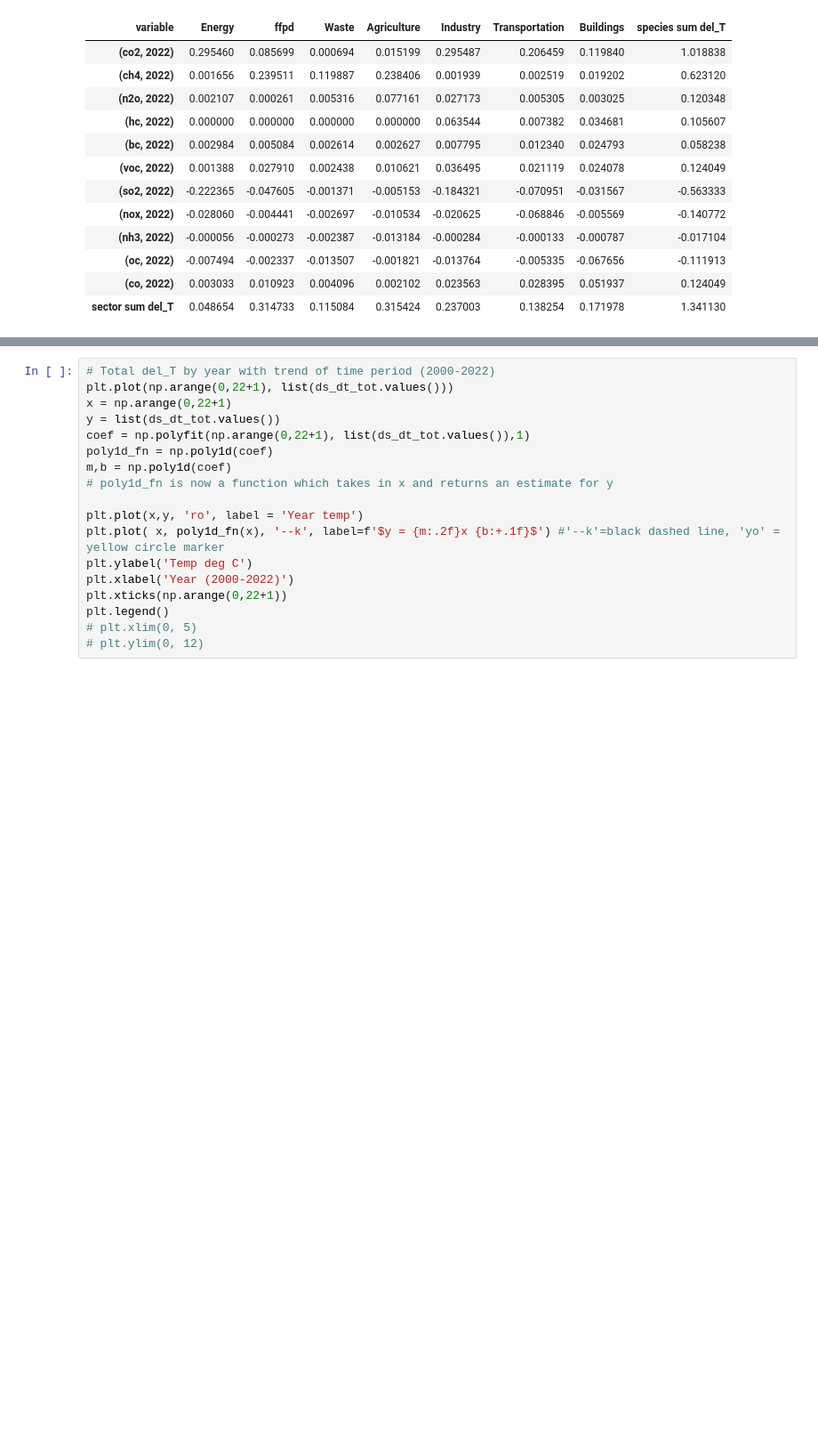
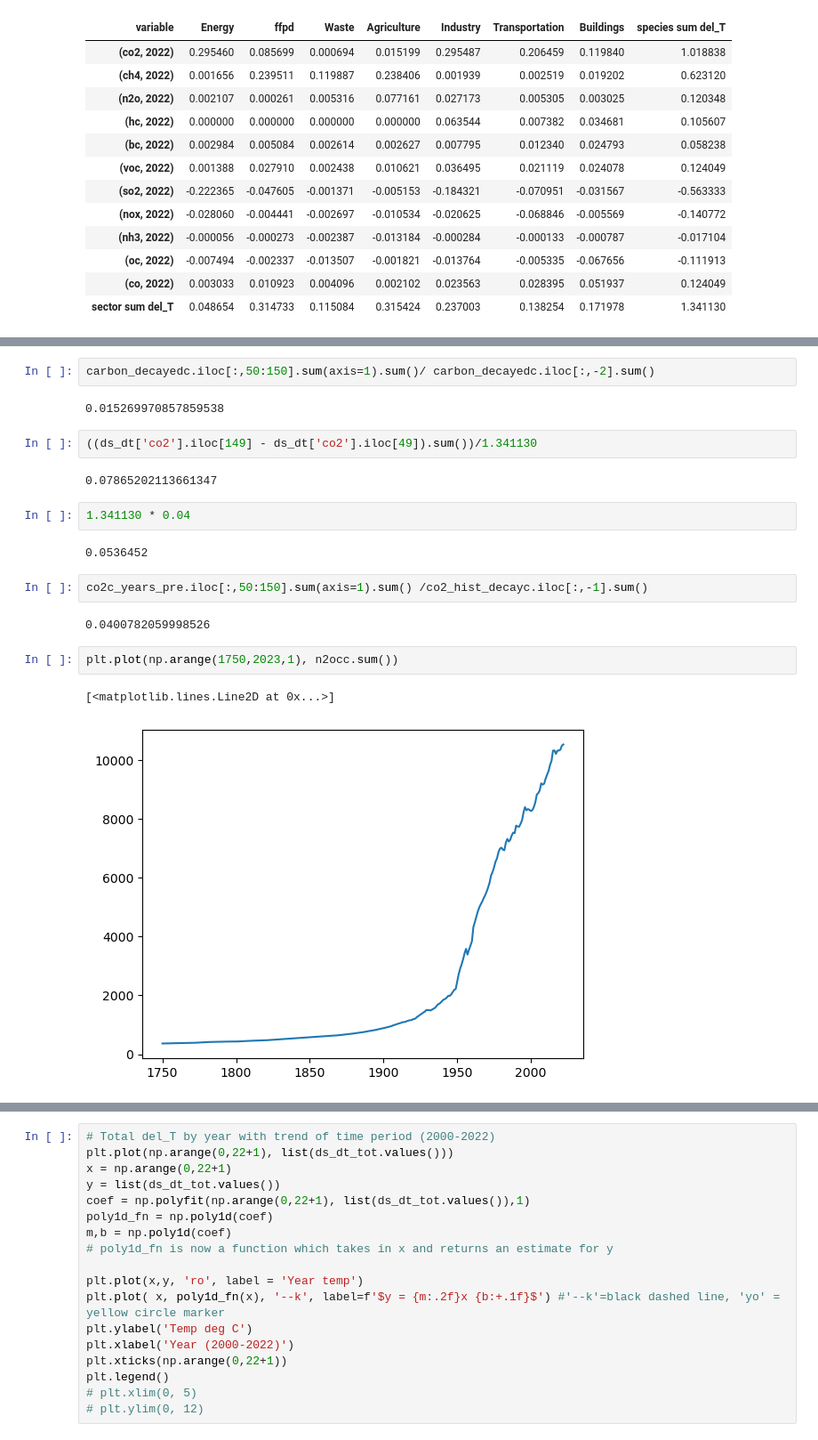
Before and after one commit to bwalkowiak/Anthropogenic-Climate-Forcers, a Jupyter notebook: Anthropogenic Climate Forcers.ipynb, the cells around one changed output, grey strips where cells are left out. Shown at 89% size. Drawn from its saved outputs; the diff is of its cells as text; blank space fills up the shorter version.

```diff
--- a/Anthropogenic Climate Forcers.ipynb
+++ b/Anthropogenic Climate Forcers.ipynb
@@ -3547,0 +3565,21 @@ ds_dt_3[2022]#.iloc[-1,:-1] / ds_dt_3[2022].iloc[-1,-1]
+# %%
+carbon_decayedc.iloc[:,50:150].sum(axis=1).sum()/ carbon_decayedc.iloc[:,-2].sum()
+# %% [output]
+0.015269970857859538
+# %%
+((ds_dt['co2'].iloc[149] - ds_dt['co2'].iloc[49]).sum())/1.341130
+# %% [output]
+0.07865202113661347
+# %%
+1.341130 * 0.04
+# %% [output]
+0.0536452
+# %%
+co2c_years_pre.iloc[:,50:150].sum(axis=1).sum() /co2_hist_decayc.iloc[:,-1].sum()
+# %% [output]
+0.0400782059998526
+# %%
+plt.plot(np.arange(1750,2023,1), n2occ.sum())
+# %% [output]
+[<matplotlib.lines.Line2D at 0x...>]
+[figure, added]
```
Also changed, not shown: parts of 28 cells of this notebook.
